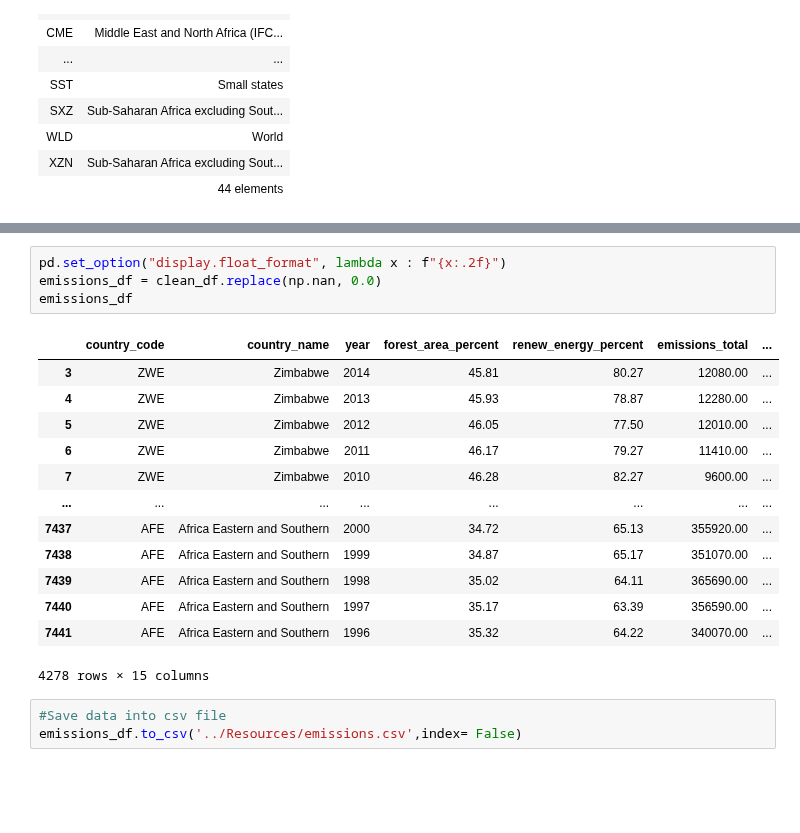
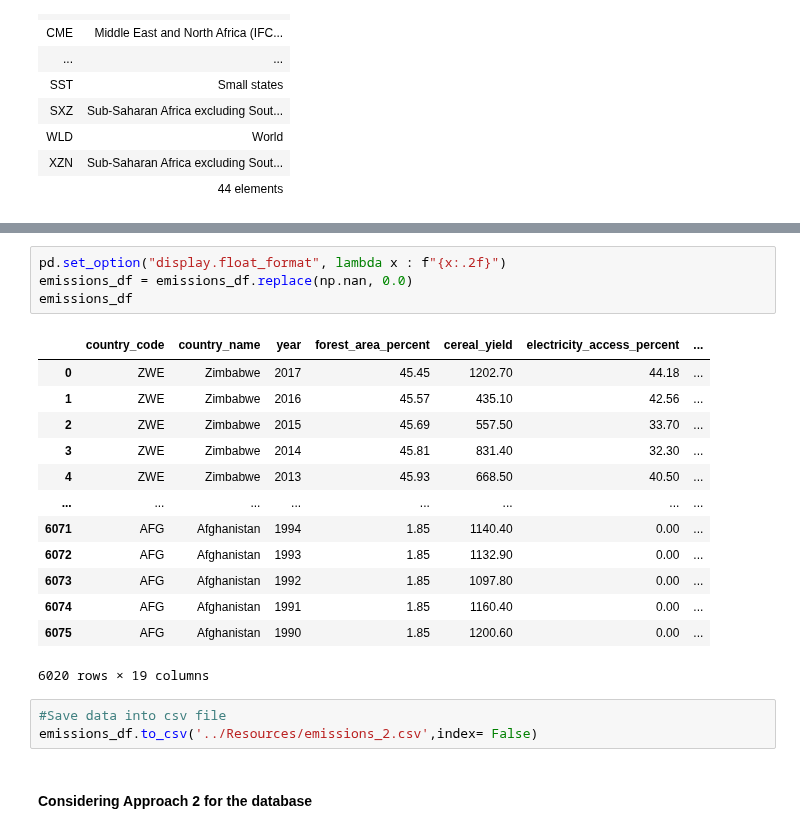
Before and after one commit to sahithig1/capstone_greenhouse_emissions, a Jupyter notebook: Notebook/wbgapi_data_clean.ipynb, the cells around one changed output, grey strips where cells are left out. Saved outputs shown, nothing was run; the diff lists cells and outputs as text; blank space fills up the shorter version.

Commit message:
Adding file used to clean wbgapi data

```diff
--- a/Notebook/wbgapi_data_clean.ipynb
+++ b/Notebook/wbgapi_data_clean.ipynb
@@ -545,21 +570,23 @@ emissions_df
 # %%
 pd.set_option("display.float_format", lambda x : f"{x:.2f}")
-emissions_df = clean_df.replace(np.nan, 0.0)
+emissions_df = emissions_df.replace(np.nan, 0.0)
 emissions_df
 # %% [output]
-|  | country_code | country_name | year | forest_area_percent | renew_energy_percent | emissions_total | ... |
-| 3 | ZWE | Zimbabwe | 2014 | 45.81 | 80.27 | 12080.00 | ... |
-| 4 | ZWE | Zimbabwe | 2013 | 45.93 | 78.87 | 12280.00 | ... |
-| 5 | ZWE | Zimbabwe | 2012 | 46.05 | 77.50 | 12010.00 | ... |
-| 6 | ZWE | Zimbabwe | 2011 | 46.17 | 79.27 | 11410.00 | ... |
-| 7 | ZWE | Zimbabwe | 2010 | 46.28 | 82.27 | 9600.00 | ... |
+|  | country_code | country_name | year | forest_area_percent | cereal_yield | electricity_access_percent | ... |
+| 0 | ZWE | Zimbabwe | 2017 | 45.45 | 1202.70 | 44.18 | ... |
+| 1 | ZWE | Zimbabwe | 2016 | 45.57 | 435.10 | 42.56 | ... |
+| 2 | ZWE | Zimbabwe | 2015 | 45.69 | 557.50 | 33.70 | ... |
+| 3 | ZWE | Zimbabwe | 2014 | 45.81 | 831.40 | 32.30 | ... |
+| 4 | ZWE | Zimbabwe | 2013 | 45.93 | 668.50 | 40.50 | ... |
 | ... | ... | ... | ... | ... | ... | ... | ... |
-| 7437 | AFE | Africa Eastern and Southern | 2000 | 34.72 | 65.13 | 355920.00 | ... |
-| 7438 | AFE | Africa Eastern and Southern | 1999 | 34.87 | 65.17 | 351070.00 | ... |
-| 7439 | AFE | Africa Eastern and Southern | 1998 | 35.02 | 64.11 | 365690.00 | ... |
-| 7440 | AFE | Africa Eastern and Southern | 1997 | 35.17 | 63.39 | 356590.00 | ... |
-| 7441 | AFE | Africa Eastern and Southern | 1996 | 35.32 | 64.22 | 340070.00 | ... |
+| 6071 | AFG | Afghanistan | 1994 | 1.85 | 1140.40 | 0.00 | ... |
+| 6072 | AFG | Afghanistan | 1993 | 1.85 | 1132.90 | 0.00 | ... |
+| 6073 | AFG | Afghanistan | 1992 | 1.85 | 1097.80 | 0.00 | ... |
+| 6074 | AFG | Afghanistan | 1991 | 1.85 | 1160.40 | 0.00 | ... |
+| 6075 | AFG | Afghanistan | 1990 | 1.85 | 1200.60 | 0.00 | ... |
-4278 rows × 15 columns
+6020 rows × 19 columns
 # %%
 #Save data into csv file
-emissions_df.to_csv('../Resources/emissions.csv',index= False)
+emissions_df.to_csv('../Resources/emissions_2.csv',index= False)
+# %% [markdown]
+#### Considering Approach 2 for the database
```
Also changed, not shown: parts of 10 cells of this notebook.
